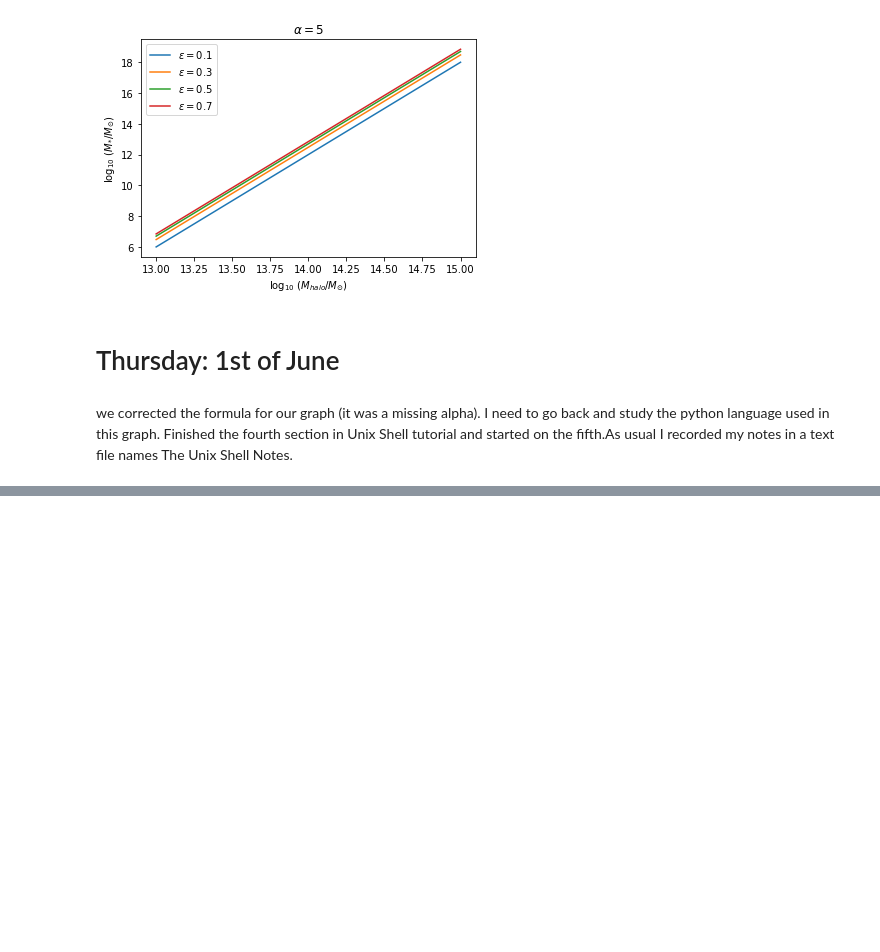
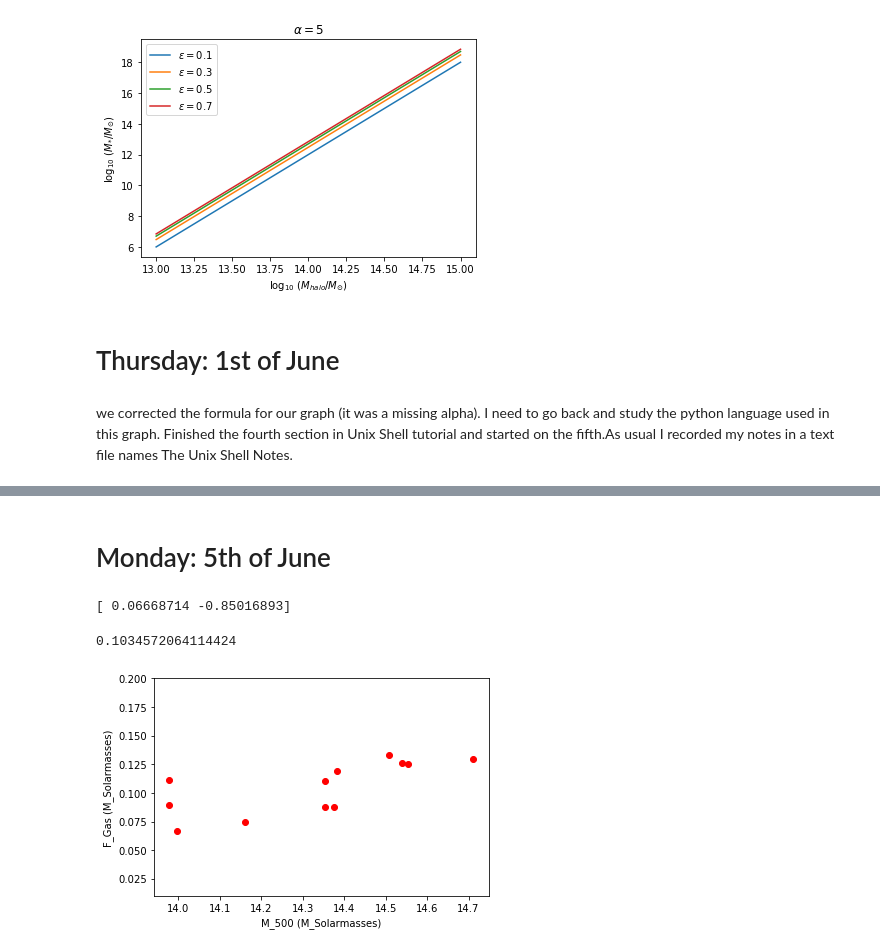
Before and after one commit to moustakas/siena-astrophysics, a Jupyter notebook: summer2017/ghadeer/jojoS2017.ipynb, the cells around one changed output, grey strips where cells are left out. Drawn from its saved outputs; the diff is of its cells as text; code cells hidden in the pictures; blank space fills up the shorter version.

```diff
--- a/summer2017/ghadeer/jojoS2017.ipynb
+++ b/summer2017/ghadeer/jojoS2017.ipynb
@@ -439,0 +392,2 @@ Finished the fourth section in Unix Shell tutorial and started on the fifth.As u
+# %% [markdown]
+# Monday: 5th of June
@@ -439,0 +404,29 @@ Finished the fourth section in Unix Shell tutorial and started on the fifth.As u
+# %%
+M500_G = np.log10(np.array([2.26, 5.15, 0.95, 3.46, 3.59, 0.99, 0.95, 3.23, 2.26, 2.41, 2.37, 1.45])*1e14)
+fGas_G = np.array([0.088, 0.13, 0.089, 0.126, 0.125, 0.067, 0.111, 0.133, 0.11, 0.119, 0.088, 0.075])
+# %%
+fig, ax = plt.subplots()
+
+ax.plot(M500_G, fGas_G,'ro')
+
+
+ax.set_xlabel('M_500 (M_Solarmasses)')
+ax.set_ylabel('F_Gas (M_Solarmasses)')
+
+
+ax.set_ylim(0.01,0.2 )
+
+
+coefficients = np.polyfit(M500_G, fGas_G, 1)
+print(coefficients)
+
+def getmFgas(mhalo):
+    mFgas = mhalo * coefficients[0] + coefficients[1]
+
+    return mFgas
+
+getmFgas(14.3)
+# %% [output]
+[ 0.06668714 -0.85016893]
+0.1034572064114424
+[figure, added]
```
Also changed, not shown: parts of 16 cells of this notebook.
